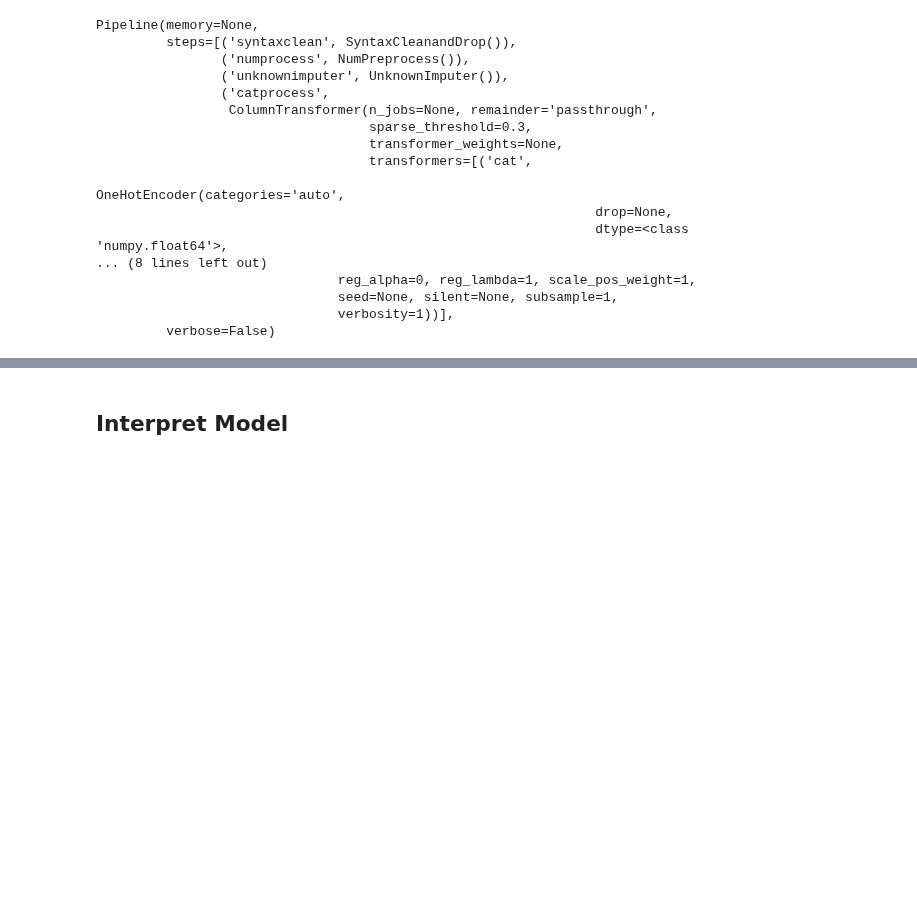
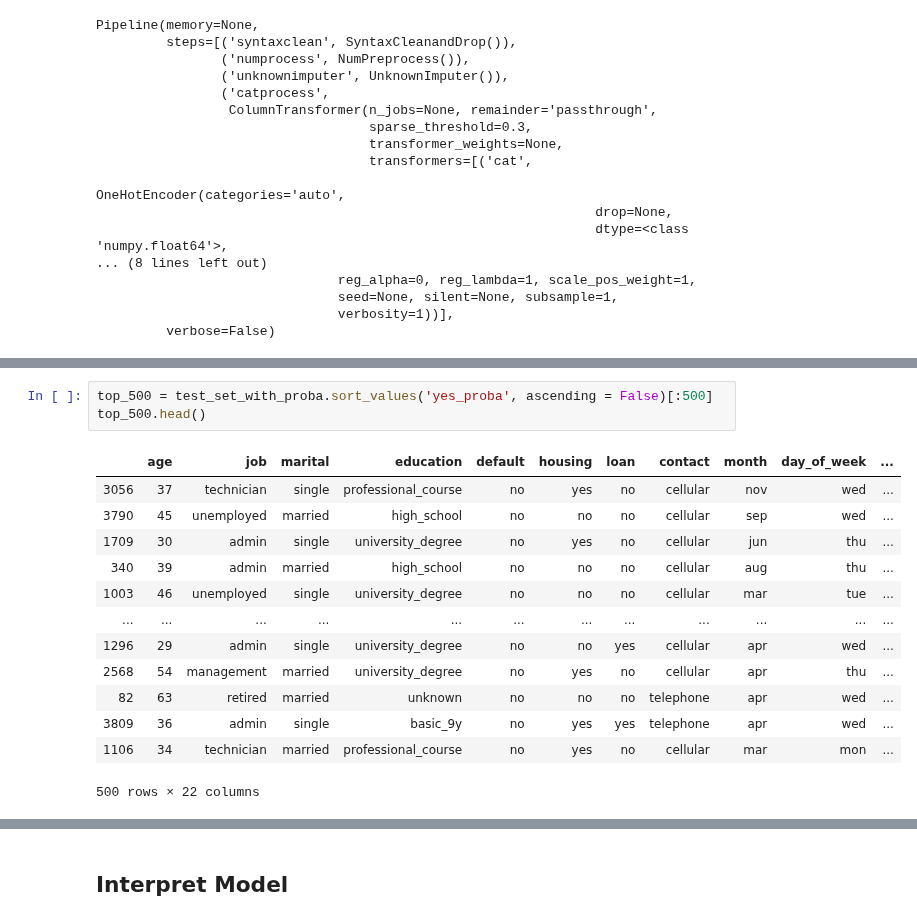
Before and after one commit to nadinezab/bank-marketing, a Jupyter notebook: bank-marketing.ipynb, the cells around one changed output, grey strips where cells are left out. Cells and saved outputs as stored; diff of their text form; blank space fills up the shorter version.

```diff
--- a/bank-marketing.ipynb
+++ b/bank-marketing.ipynb
@@ -1893,0 +1973,17 @@ Pipeline(memory=None,
+# %%
+top_500 = test_set_with_proba.sort_values('yes_proba', ascending = False)[:500]
+top_500.head()
+# %% [output]
+|  | age | job | marital | education | default | housing | loan | contact | month | day_of_week | ... |
+| 3056 | 37 | technician | single | professional_course | no | yes | no | cellular | nov | wed | ... |
+| 3790 | 45 | unemployed | married | high_school | no | no | no | cellular | sep | wed | ... |
+| 1709 | 30 | admin | single | university_degree | no | yes | no | cellular | jun | thu | ... |
+| 340 | 39 | admin | married | high_school | no | no | no | cellular | aug | thu | ... |
+| 1003 | 46 | unemployed | single | university_degree | no | no | no | cellular | mar | tue | ... |
+| ... | ... | ... | ... | ... | ... | ... | ... | ... | ... | ... | ... |
+| 1296 | 29 | admin | single | university_degree | no | no | yes | cellular | apr | wed | ... |
+| 2568 | 54 | management | married | university_degree | no | yes | no | cellular | apr | thu | ... |
+| 82 | 63 | retired | married | unknown | no | no | no | telephone | apr | wed | ... |
+| 3809 | 36 | admin | single | basic_9y | no | yes | yes | telephone | apr | wed | ... |
+| 1106 | 34 | technician | married | professional_course | no | yes | no | cellular | mar | mon | ... |
+500 rows × 22 columns
```
Also changed, not shown: parts of 17 cells of this notebook.
